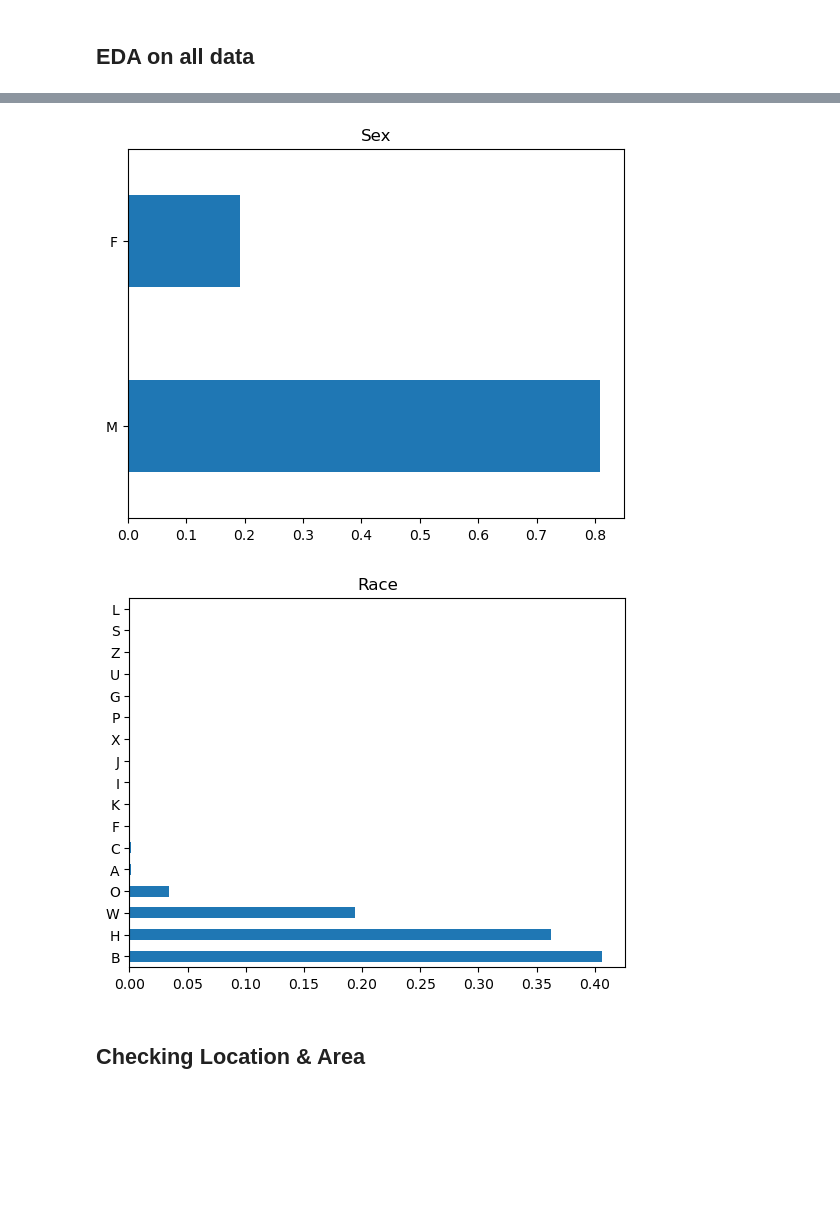
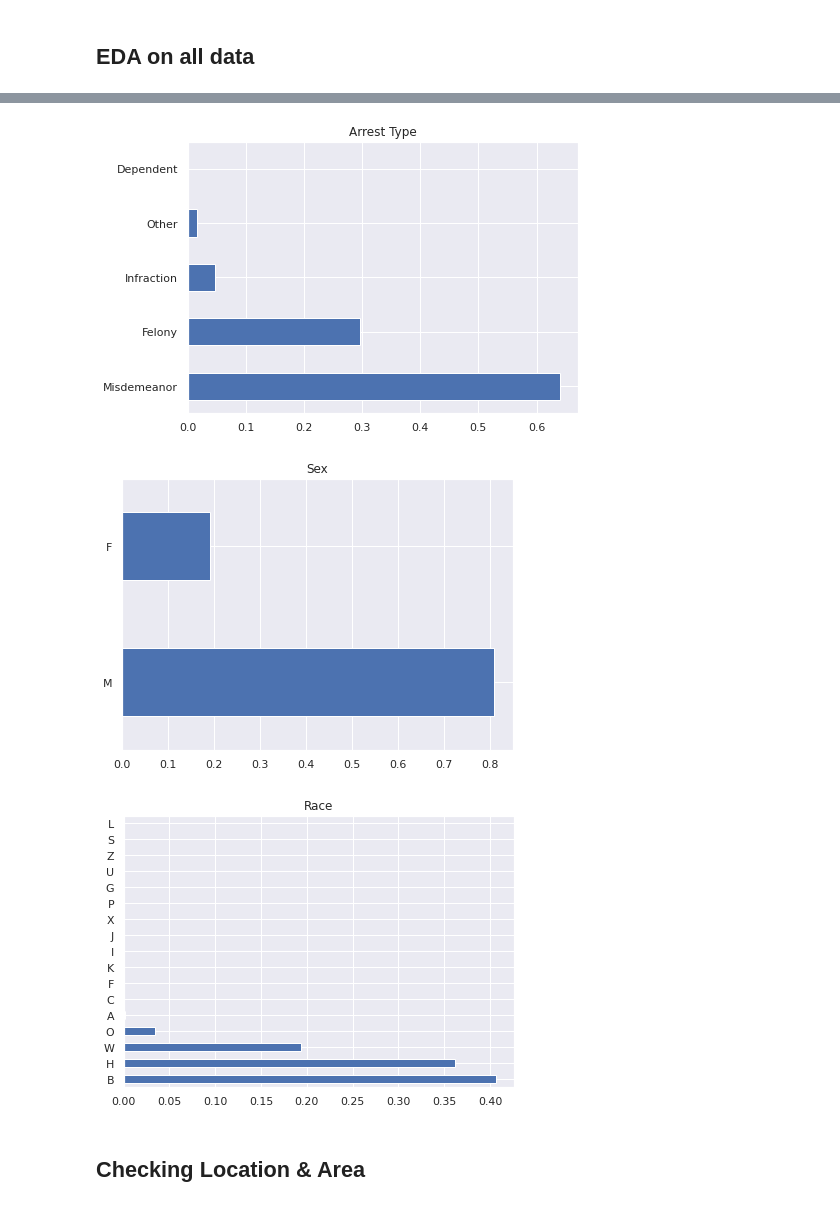
Before and after one commit to zaxiang/Implicit_Bias_Detection, a Jupyter notebook: analyze_clusters.ipynb, the cells around one changed output, grey strips where cells are left out. Saved outputs shown, nothing was run; the diff lists cells and outputs as text; code cells hidden in the pictures; blank space fills up the shorter version.

```diff
--- a/analyze_clusters.ipynb
+++ b/analyze_clusters.ipynb
@@ -157,20 +135,40 @@ plt.show()
 # %%
 #lat and long
-import seaborn as sns
+def plot_all_area(df):
+    #Area (21 lapd divisions)
+    df['area_name'].value_counts(normalize=True).plot(kind='barh', figsize=(7, 5))
+    plt.title('Area name')
+    plt.show()
+
 
 def plot_area(df):
 
+    sns.set(rc={'figure.figsize':(10,7)})
     most_incident_areas = df['area_name'].value_counts(normalize=True).index[:-10] #top 10 areas
     most_area = df[df.area_name.isin(most_incident_areas)]
     sns.scatterplot(data=most_area, hue='area_name', x='lat', y='lon', palette="deep")
-#     plt.legend(loc=2)
     plt.legend(bbox_to_anchor=(1.05, 1), loc='upper left', borderaxespad=0)
     plt.title('Top10_Areas')
     plt.show()
 
+#     show all areas
 #     sns.scatterplot(data=df, hue='area_name', x='lat', y='lon', palette="deep")
 #     plt.legend(loc=2)
 #     plt.title('All_Areas')
 #     plt.show()
 
     return most_incident_areas
+
+def plot_arrest_type(df):
+    df.arrest_type.value_counts(normalize=True).plot(kind='barh', figsize=(7, 5))
+    plt.title('Arrest Type')
+    plt.show()
+
+def plot_sex_race(df):
+    df.sex.value_counts(normalize=True).plot(kind='barh', figsize=(7, 5))
+    plt.title('Sex')
+    plt.show()
+
+    df.race_label.value_counts(normalize=True).plot(kind='barh', figsize=(7, 5))
+    plt.title('Race')
+    plt.show()
@@ -188,14 +192,12 @@ plt.show()
+# %%
+plot_arrest_type(data)
+# %% [output]
+[figure, added]
 # %%
-data.sex.value_counts(normalize=True).plot(kind='barh')
-plt.title('Sex')
-plt.show()
-
-data.race_label.value_counts(normalize=True).plot(kind='barh')
-plt.title('Race')
-plt.show()
+plot_sex_race(data)
 # %% [output]
-[figure, old version]
+[figure, new version]
-[figure, old version]
+[figure, new version]
 # %% [markdown]
 ## Checking Location & Area
 # %%
```
Also changed, not shown: parts of 29 cells of this notebook, 5 other files.
